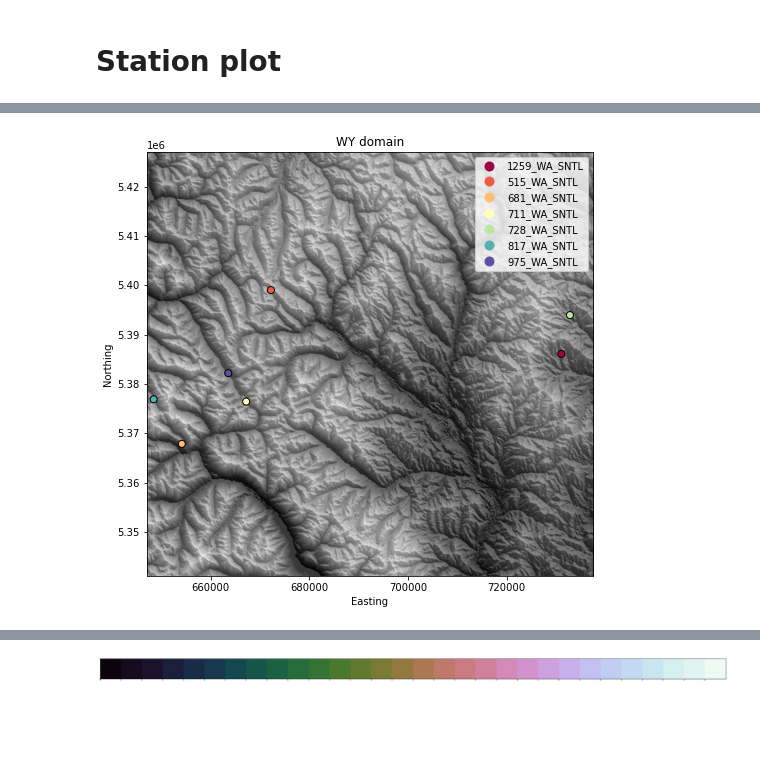
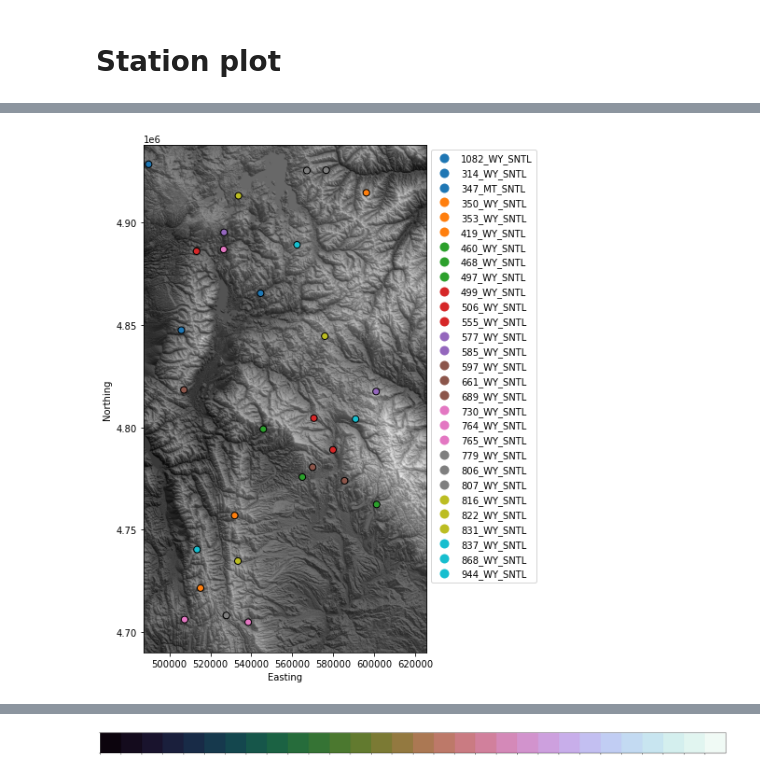
Before and after one commit to snowmodel-tools/preprocess_python, a Jupyter notebook: Explore_SNOTEL.ipynb, the cells around one changed output, grey strips where cells are left out. Cells and saved outputs as stored; diff of their text form; code cells hidden in the pictures; blank space fills up the shorter version.

Commit message:
new figure test

```diff
--- a/Explore_SNOTEL.ipynb
+++ b/Explore_SNOTEL.ipynb
@@ -24,7 +24,7 @@ import cartopy.crs as ccrs
 # %%
 ######### USER #########
 #select domain
-domain = 'CA'
+domain = 'WY'
 # %%
 #SWE data path
 swepath = '/nfs/attic/dfh/Aragon2/CSOdata/'+domain+'/CSO_SNOTEL_data_SWEDmeters.csv'
@@ -124,6 +130,6 @@ plt.show()
 # %%
 stn = gpd.read_file(station_path)
-new=stn.to_crs('epsg:32610')
+new=stn.to_crs('epsg:32612')
 new.head()
 # %% [output]
 |  | code | longitude | latitude | name | elevation_m | easting | northing | geometry |
@@ -135,25 +141,25 @@ new.head()
 # %%
 # plot georeferenced SnowModel output with SNOTEL stations
 fig, ax = plt.subplots(1,figsize=(8,10))
 
 #hillshade and elevation
 ax.imshow(np.flipud(hillshade), origin = [minx,miny], extent = [minx,maxx,miny,maxy],cmap ='gray')
 ax.imshow(np.flipud(elevation), origin = [minx,miny], extent = [minx,maxx,miny,maxy],cmap ='gray', alpha = 0.7)
 
 ax.set_xlabel('Easting')
 ax.set_ylabel('Northing')
 
 # title
-plt.title('WY domain')
+#plt.title('WY domain')
 
 #stations
-new.plot(column='code',legend=True, ax=ax,markersize=50,edgecolors='k',cmap=cmap)
+new.plot(column='code',legend=True, ax=ax,markersize=50,edgecolors='k')
 
 leg = ax.get_legend()
 leg.set_bbox_to_anchor((1,1))
 
 
 #plt.savefig(f"/nfs/attic/dfh/Aragon2/Notebooks/calibration_python/figs/test.png")#Python_Animation_02_frame_{i:04}.png")
 plt.show()
 # %% [output]
-[figure, old version]
+[figure, new version]
```
Also changed, not shown: parts of 6 cells of this notebook.
